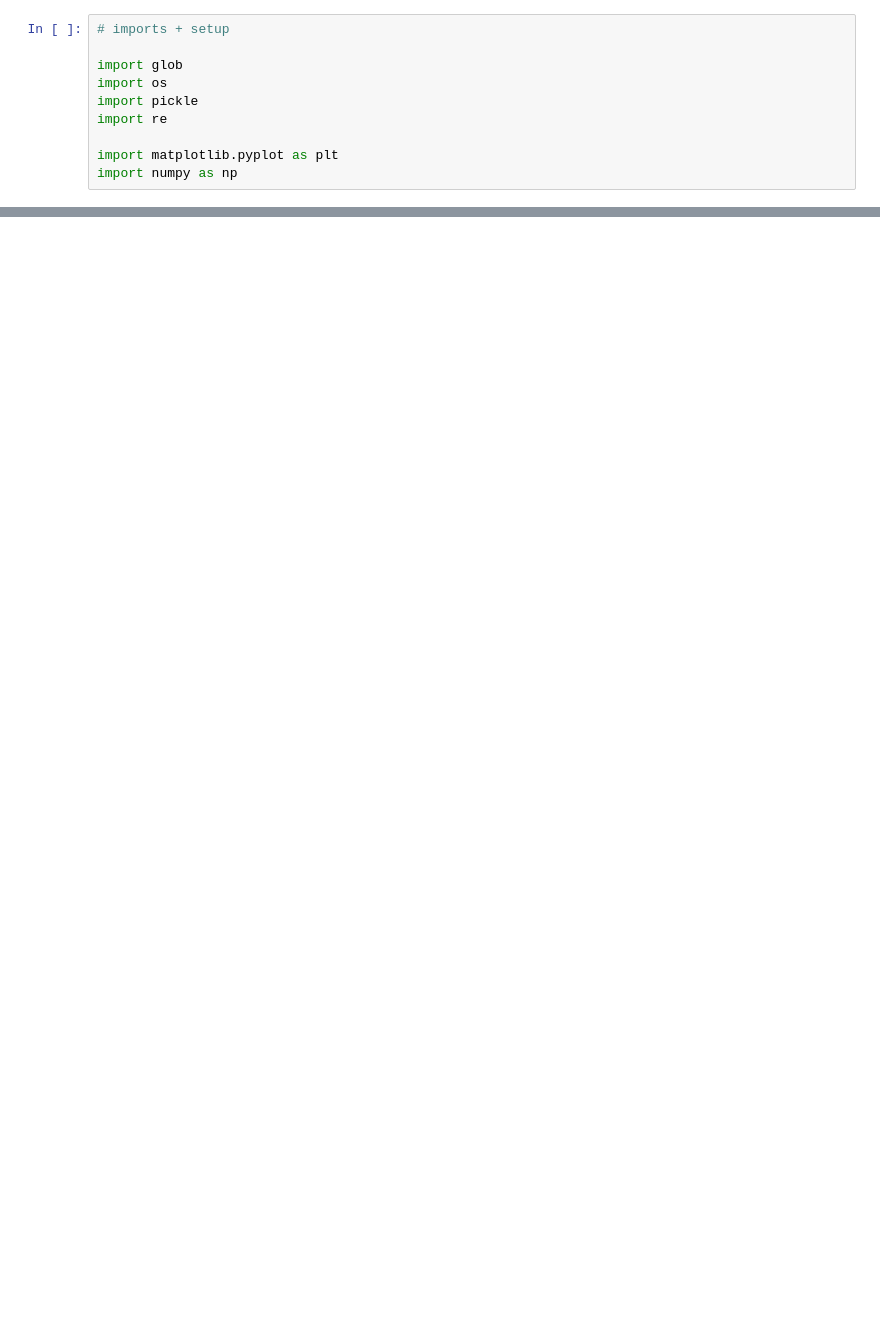
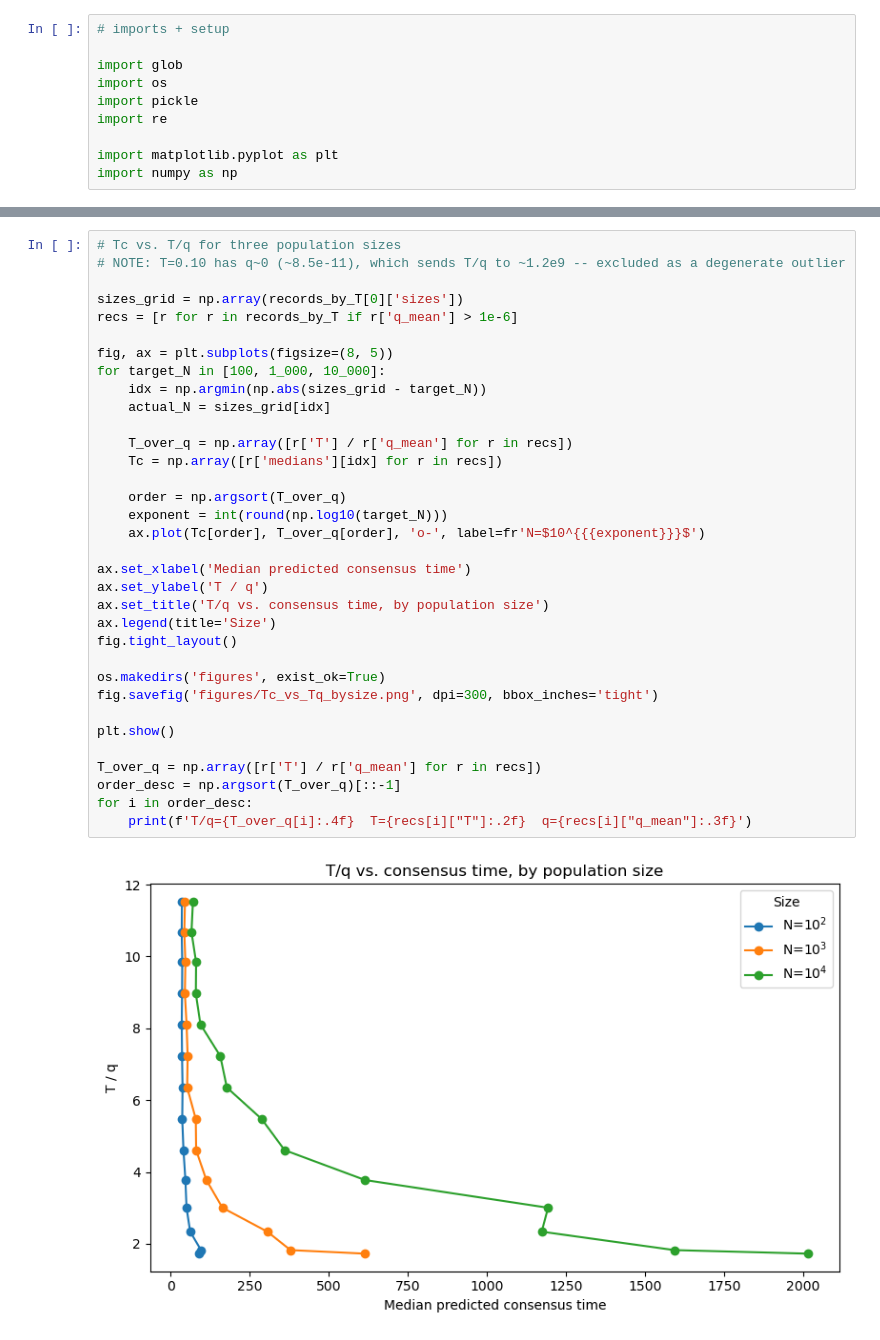
Before and after one commit to caleb-chandler/hierarchy-info-project, a Jupyter notebook: analysis.ipynb, the cells around one changed output, grey strips where cells are left out. Cells and saved outputs as stored; diff of their text form; blank space fills up the shorter version.

```diff
--- a/analysis.ipynb
+++ b/analysis.ipynb
@@ -121,0 +142,36 @@ T=5.00  q=0.434  alpha=0.133  C=18.593
+# %%
+# Tc vs. T/q for three population sizes
+# NOTE: T=0.10 has q~0 (~8.5e-11), which sends T/q to ~1.2e9 -- excluded as a degenerate outlier
+
+sizes_grid = np.array(records_by_T[0]['sizes'])
+recs = [r for r in records_by_T if r['q_mean'] > 1e-6]
+
+fig, ax = plt.subplots(figsize=(8, 5))
+for target_N in [100, 1_000, 10_000]:
+    idx = np.argmin(np.abs(sizes_grid - target_N))
+    actual_N = sizes_grid[idx]
+
+    T_over_q = np.array([r['T'] / r['q_mean'] for r in recs])
+    Tc = np.array([r['medians'][idx] for r in recs])
+
+    order = np.argsort(T_over_q)
+    exponent = int(round(np.log10(target_N)))
+    ax.plot(Tc[order], T_over_q[order], 'o-', label=fr'N=$10^{{{exponent}}}$')
+
+ax.set_xlabel('Median predicted consensus time')
+ax.set_ylabel('T / q')
+ax.set_title('T/q vs. consensus time, by population size')
+ax.legend(title='Size')
+fig.tight_layout()
+
+os.makedirs('figures', exist_ok=True)
+fig.savefig('figures/Tc_vs_Tq_bysize.png', dpi=300, bbox_inches='tight')
+
+plt.show()
+
+T_over_q = np.array([r['T'] / r['q_mean'] for r in recs])
+order_desc = np.argsort(T_over_q)[::-1]
+for i in order_desc:
+    print(f'T/q={T_over_q[i]:.4f}  T={recs[i]["T"]:.2f}  q={recs[i]["q_mean"]:.3f}')
+# %% [output]
+[figure, added]
```
Also changed, not shown: parts of 8 cells of this notebook, 11 other files.
